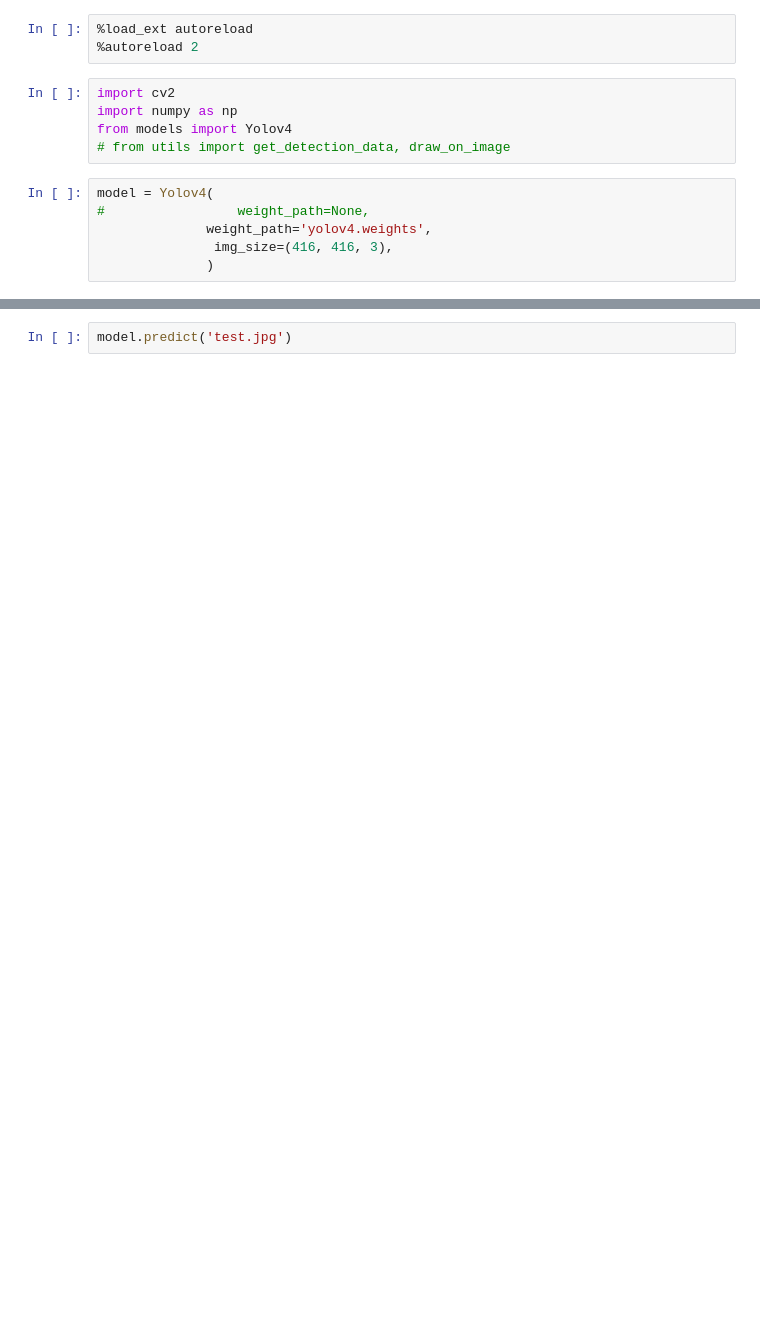
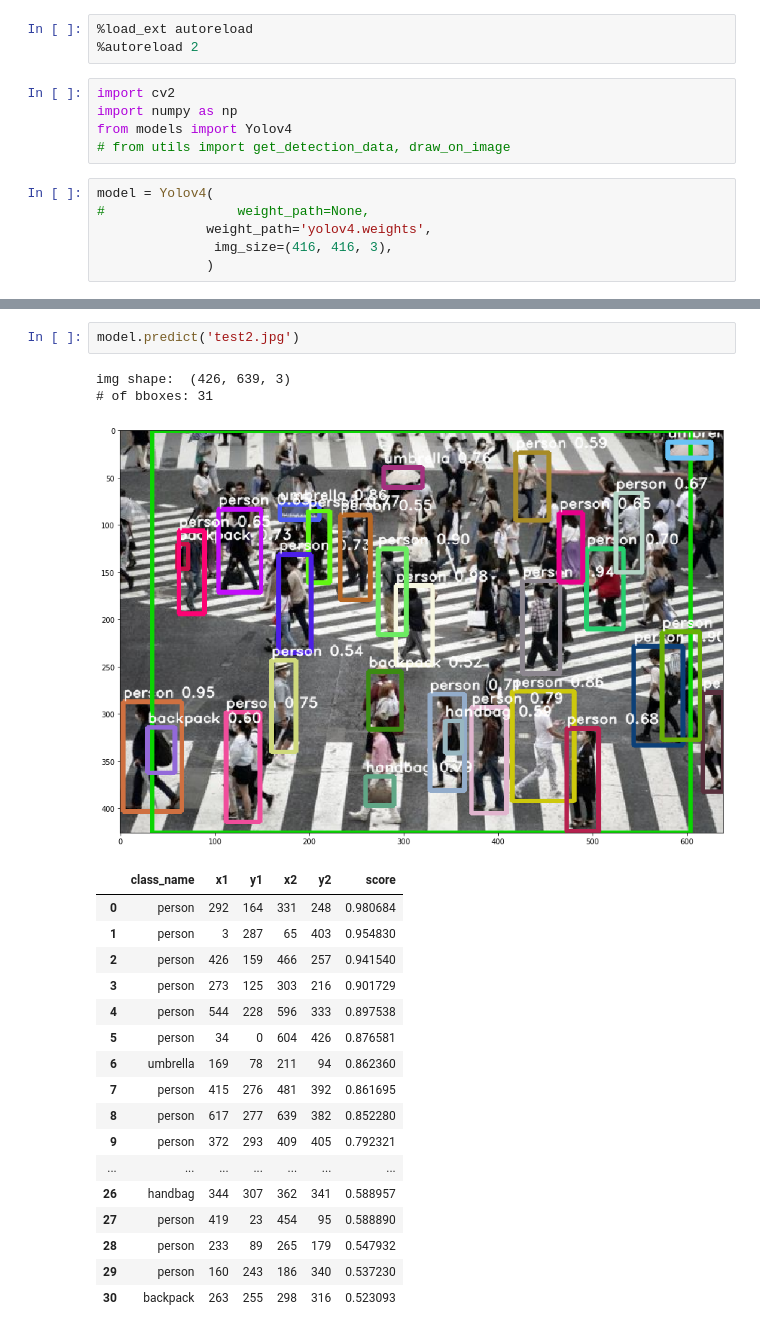
Before and after one commit to taipingeric/yolo-v4-tf.keras, a Jupyter notebook: Inference.ipynb, the cells around one changed output, grey strips where cells are left out. Drawn from its saved outputs; the diff is of its cells as text; blank space fills up the shorter version.

```diff
--- a/Inference.ipynb
+++ b/Inference.ipynb
@@ -23,2 +24,23 @@ Call initializer instance with the dtype argument instead of passing it to the c
 # %%
-model.predict('test.jpg')
+model.predict('test2.jpg')
+# %% [output]
+img shape:  (426, 639, 3)
+# of bboxes: 31
+[figure, added]
+|  | class_name | x1 | y1 | x2 | y2 | score |
+| 0 | person | 292 | 164 | 331 | 248 | 0.980684 |
+| 1 | person | 3 | 287 | 65 | 403 | 0.954830 |
+| 2 | person | 426 | 159 | 466 | 257 | 0.941540 |
+| 3 | person | 273 | 125 | 303 | 216 | 0.901729 |
+| 4 | person | 544 | 228 | 596 | 333 | 0.897538 |
+| 5 | person | 34 | 0 | 604 | 426 | 0.876581 |
+| 6 | umbrella | 169 | 78 | 211 | 94 | 0.862360 |
+| 7 | person | 415 | 276 | 481 | 392 | 0.861695 |
+| 8 | person | 617 | 277 | 639 | 382 | 0.852280 |
+| 9 | person | 372 | 293 | 409 | 405 | 0.792321 |
+| ... | ... | ... | ... | ... | ... | ... |
+| 26 | handbag | 344 | 307 | 362 | 341 | 0.588957 |
+| 27 | person | 419 | 23 | 454 | 95 | 0.588890 |
+| 28 | person | 233 | 89 | 265 | 179 | 0.547932 |
+| 29 | person | 160 | 243 | 186 | 340 | 0.537230 |
+| 30 | backpack | 263 | 255 | 298 | 316 | 0.523093 |
```
Also changed, not shown: parts of 1 cell of this notebook, 2 other files.
